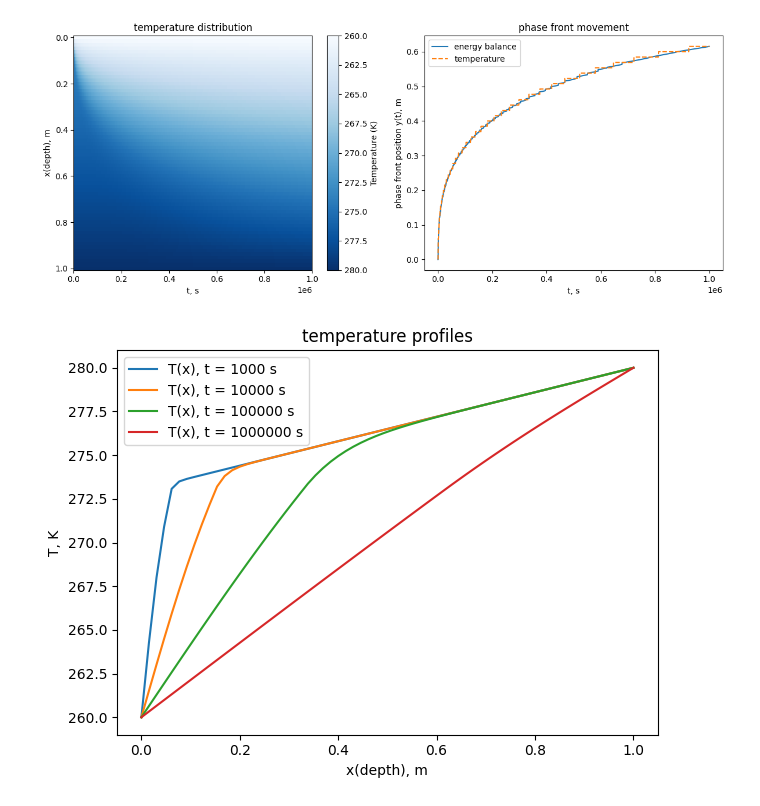
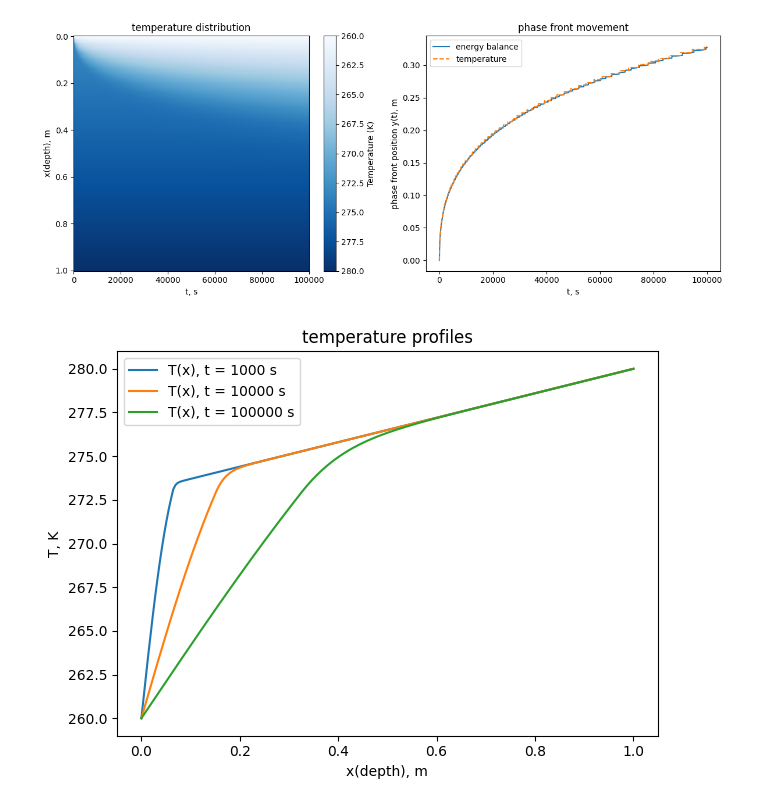
Before and after one commit to VoyakaGOD/computational-mathematics, a Jupyter notebook: phase-transition.ipynb, the cells around one changed output. Cells and saved outputs as stored; diff of their text form; code cells hidden in the pictures.

```diff
--- a/phase-transition.ipynb
+++ b/phase-transition.ipynb
@@ -68,7 +86,7 @@ class HESolver:
         return tau, h, u
 
     # predicts next position of phase front with first order
-    # but using continuous front position and correction of initial values
+    # but using continuous front position and correction of values
     @staticmethod
     def __predict_phase_front(params: HEParams, grid: Grid, T: list[float], y: list[float]):
         h = grid.L / grid.M
@@ -89,7 +107,7 @@ class HESolver:
         m_new = min(max(int(new_y / h), 0), grid.M - 1)
         xi_new = (new_y - m_new * h) / h
         T_at_new_y = (1 - xi_new) * T[m_new] + xi_new * T[m_new + 1] if m_new < grid.M else T[m_new]
-        # move y(t) if |T(y(t), t) - T_p| > T_eps, required on start:
+        # move y(t) if |T(y(t), t) - T_p| > T_eps:
         if (abs(T_at_new_y - params.T_p) > HESolver.T_eps) and (m_new < grid.M - 1):
             if T[m_new] != T[m_new + 1]:
                 xi_corrected = (params.T_p - T[m_new]) / (T[m_new + 1] - T[m_new])
@@ -170,7 +188,7 @@ phi = lambda x: 7*x + 273
 psi_l = lambda t: 273 - 13*(1 - exp(-10*t))
 psi_r = lambda t: 280
 
-grid = Grid(1e6, 10000, 1, 65)
+grid = Grid(1e5, 10000, 1, 216)
 params = HEParams(rho=1000, T_p=273, L=3.3e5, c_f=4200, a_f=0.56, c_s=2100, a_s=2.25)
 
 def find_nearest(it : list, value : float):
@@ -236,14 +253,13 @@ plot_temperature_profile_at_time(T, grid, 1e6)
 # %%
 y, T = HESolver.solve_by_implicit_4point_scheme(params, grid, phi, psi_l, psi_r)
 plot_temperature_and_phase_front(y, T, grid)
 
 plot_temperature_profile_at_time(T, grid, 1e3)
 plot_temperature_profile_at_time(T, grid, 1e4)
 plot_temperature_profile_at_time(T, grid, 1e5)
-plot_temperature_profile_at_time(T, grid, 1e6)
 # %% [output]
-[figure, old version]
+[figure, new version]
-[figure, old version]
+[figure, new version]
 # %% [markdown]
 ### Схема Кранка-Николсона
 
```
Also changed, not shown: parts of 3 cells of this notebook.
